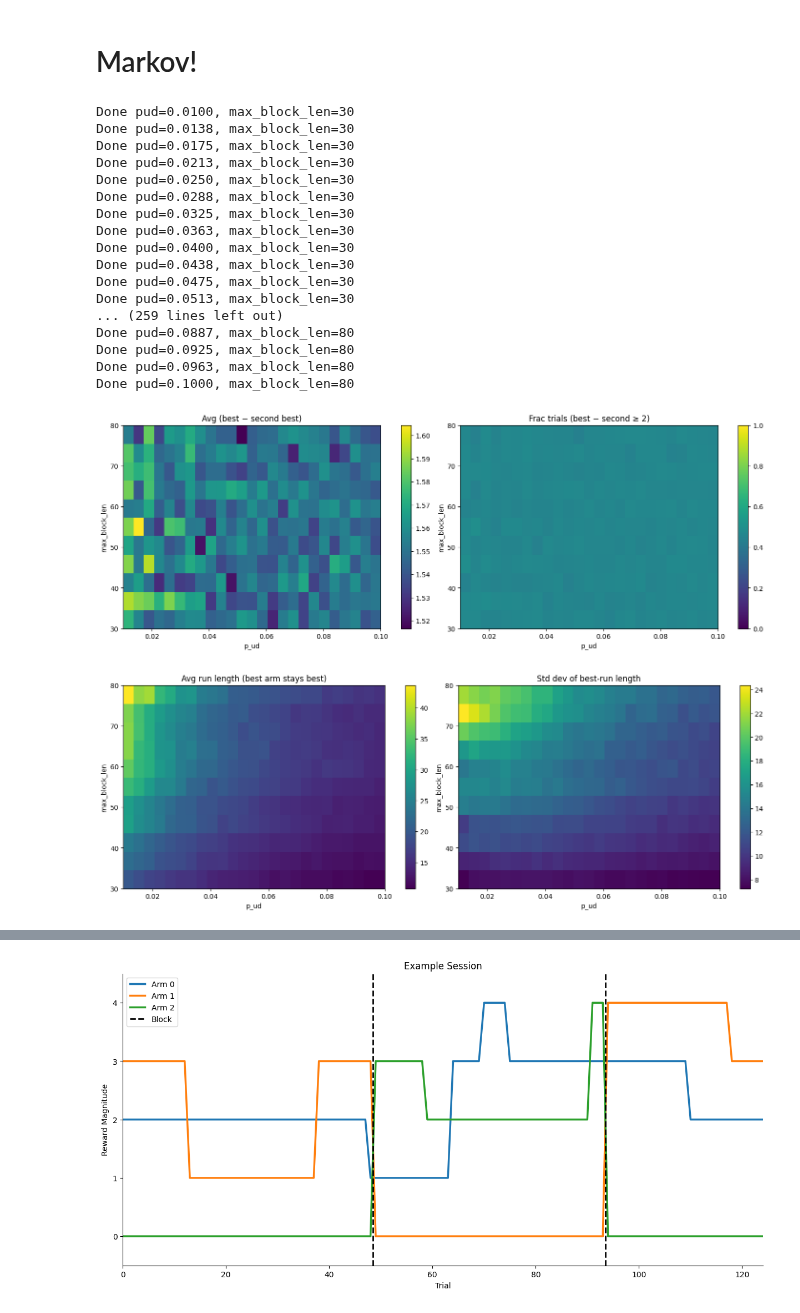
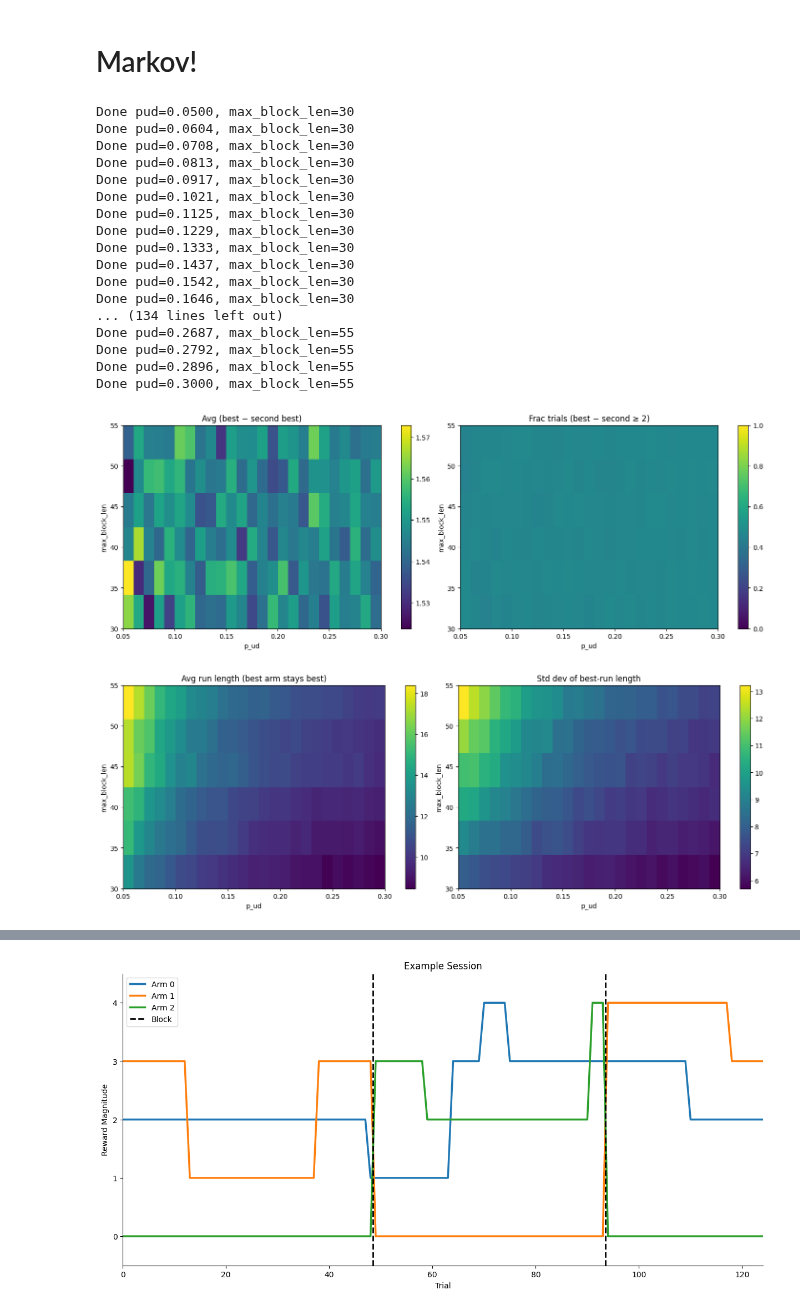
Before and after one commit to megyoung430/magnitude-bandit-analysis, a Jupyter notebook: scripts/to_integrate/task_simulations.ipynb, the cells around one changed output, grey strips where cells are left out. Saved outputs shown, nothing was run; the diff lists cells and outputs as text; code cells hidden in the pictures.

```diff
--- a/scripts/to_integrate/task_simulations.ipynb
+++ b/scripts/to_integrate/task_simulations.ipynb
@@ -82,38 +71,40 @@ session = plot_example_session_gp(
 # %%
 # sweep_markov_metrics, plot_heatmaps_pair_1/2 imported above from src.task_simulations.markov_bandit
 # %%
-pud_values = np.linspace(0.01, 0.1, 25)
-max_block_lens = np.arange(30, 81, 5)
+pud_values = np.linspace(0.05, 0.3, 25)
+max_block_lens = np.arange(30, 60, 5)
 
-H_gap_mean, H_gap_ge2, H_run_mean, H_run_std = sweep_markov_metrics(
+H_gap_mean, H_gap_ge2, H_run_mean, H_run_std, H_switch_mean = sweep_markov_metrics(
     pud_values=pud_values,
     max_block_lens=max_block_lens,
     T=150,
     n_sims=250,
+    include_switches=True,
     seed=1,
     val_list=(1, 2, 3, 4),
     min_hold=5,
 )
 
 plot_heatmaps_pair_1(H_gap_mean, H_gap_ge2, pud_values, max_block_lens)
 plot_heatmaps_pair_2(H_run_mean, H_run_std, pud_values, max_block_lens)
+plot_switch_heatmap(H_switch_mean, pud_values, max_block_lens)
 # %% [output]
-Done pud=0.0100, max_block_len=30
-Done pud=0.0138, max_block_len=30
-Done pud=0.0175, max_block_len=30
-Done pud=0.0213, max_block_len=30
-Done pud=0.0250, max_block_len=30
-Done pud=0.0288, max_block_len=30
-Done pud=0.0325, max_block_len=30
-Done pud=0.0363, max_block_len=30
-Done pud=0.0400, max_block_len=30
-Done pud=0.0438, max_block_len=30
-Done pud=0.0475, max_block_len=30
-Done pud=0.0513, max_block_len=30
-... (259 lines left out)
-Done pud=0.0887, max_block_len=80
-Done pud=0.0925, max_block_len=80
-Done pud=0.0963, max_block_len=80
-Done pud=0.1000, max_block_len=80
+Done pud=0.0500, max_block_len=30
+Done pud=0.0604, max_block_len=30
+Done pud=0.0708, max_block_len=30
+Done pud=0.0813, max_block_len=30
+Done pud=0.0917, max_block_len=30
+Done pud=0.1021, max_block_len=30
+Done pud=0.1125, max_block_len=30
+Done pud=0.1229, max_block_len=30
+Done pud=0.1333, max_block_len=30
+Done pud=0.1437, max_block_len=30
+Done pud=0.1542, max_block_len=30
+Done pud=0.1646, max_block_len=30
+... (134 lines left out)
+Done pud=0.2687, max_block_len=55
+Done pud=0.2792, max_block_len=55
+Done pud=0.2896, max_block_len=55
+Done pud=0.3000, max_block_len=55
-[figure, old version]
+[figure, new version]
-[figure, old version]
+[figure, new version]
```
Also changed, not shown: parts of 4 cells of this notebook, 40 other files.
